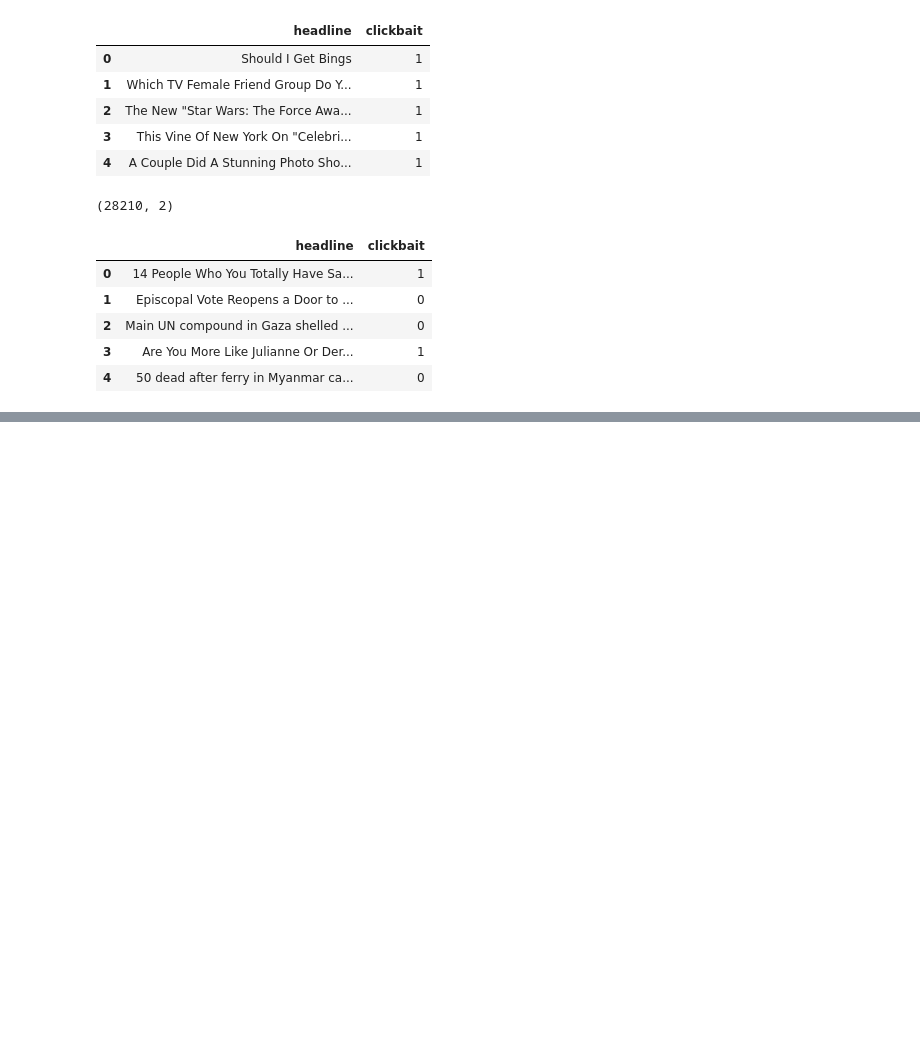
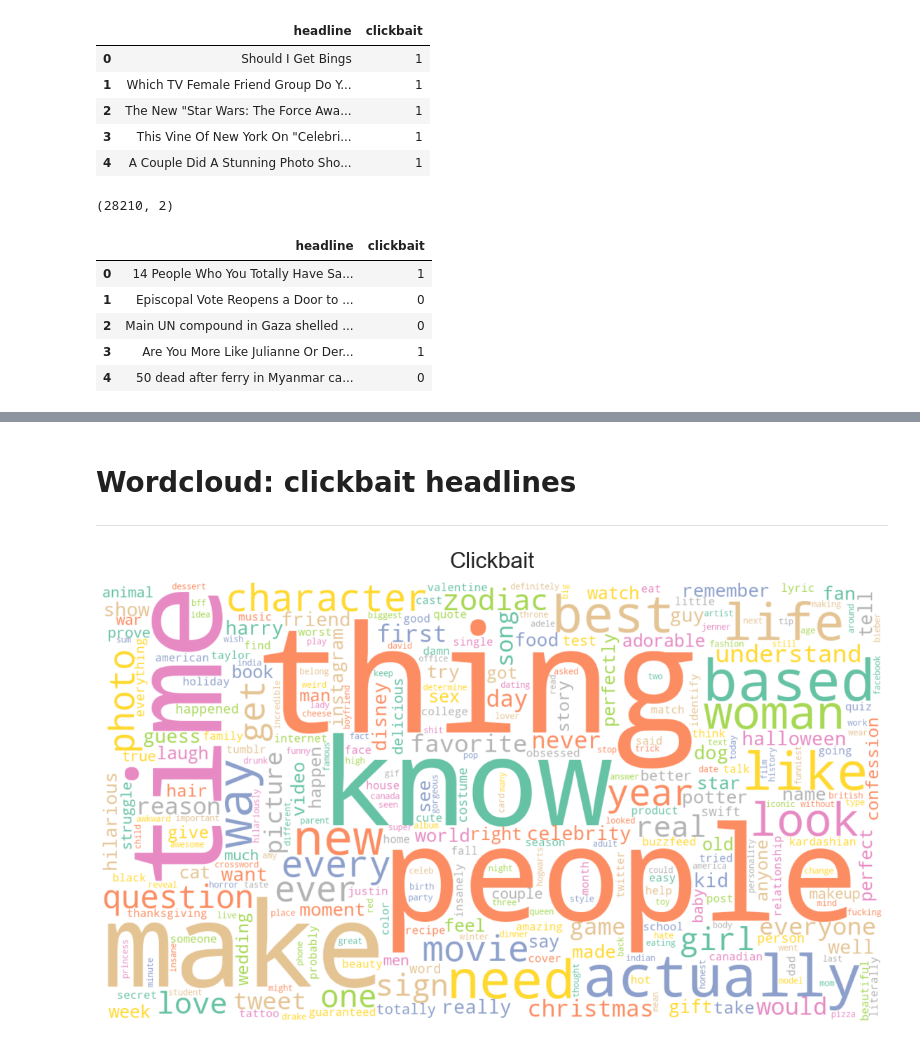
Before and after one commit to leoAshu/headline-classification, a Jupyter notebook: notebooks/eda.ipynb, the cells around one changed output, grey strips where cells are left out. Saved outputs shown, nothing was run; the diff lists cells and outputs as text; code cells hidden in the pictures; blank space fills up the shorter version.

Commit message:
modifies eda notebook to preprocess and plot wordclouds for train set

```diff
--- a/notebooks/eda.ipynb
+++ b/notebooks/eda.ipynb
@@ -176,0 +185,9 @@ test: 5642
+# %%
+# preprocess the tweet_text column
+df_train['clean_headline'] = preprocess_corpus(df['headline'])
+
+# # construct clean train set
+# df_train_clean = df_train.loc[:,['clean_headline', 'clickbait']]
+
+# first 5 cleaned datapoints
+df_train.head()
@@ -176,0 +201,40 @@ test: 5642
+# %% [markdown]
+# Wordcloud: clickbait headlines
+---
+# %%
+# create a mask for wordcloud
+# mask = np.array(Image.open('../../images/image.png'))
+# plt.axis('off')
+# plt.imshow(mask)
+# plt.show()
+
+# load stopwords for wordcloud
+stop_words = stopwords.words('english')
+
+# colormap for wordcloud
+colormap = 'Set2'
+# %%
+# wordcloud for clickbait headlines
+plt.figure(figsize=(20,20))
+
+wordcloud = WordCloud(
+    min_font_size=5,
+    max_words=300,
+    width=1280,
+    height=720,
+    stopwords=stop_words,
+    background_color='white',
+    collocations=False,
+    colormap=colormap,
+#     mask=mask,
+#     contour_color='#1DA1F2',
+#     contour_width=1
+).generate(str(" ".join(df_train[df_train['clickbait'] == 1].clean_headline)))
+
+plt.axis('off')
+plt.title('Clickbait', fontsize=32, pad=20)
+plt.imshow(wordcloud, interpolation='bilinear')
+# plt.savefig("../images/wordcloud-clickbait.png", format="png", bbox_inches='tight', pad_inches=0)
+plt.show()
+# %% [output]
+[figure, added]
```
Also changed, not shown: parts of 10 cells of this notebook.
